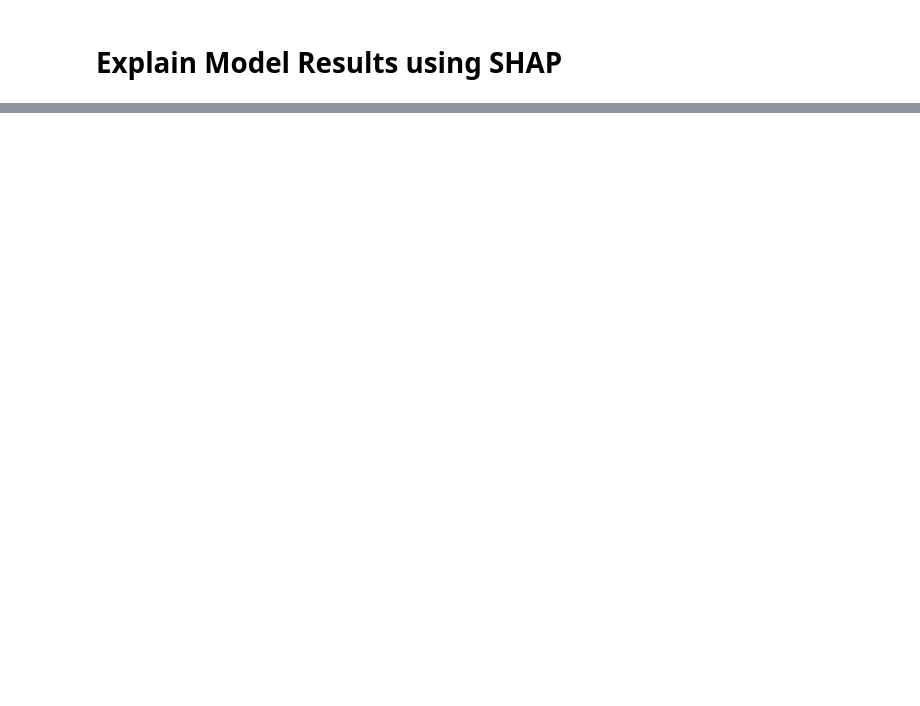
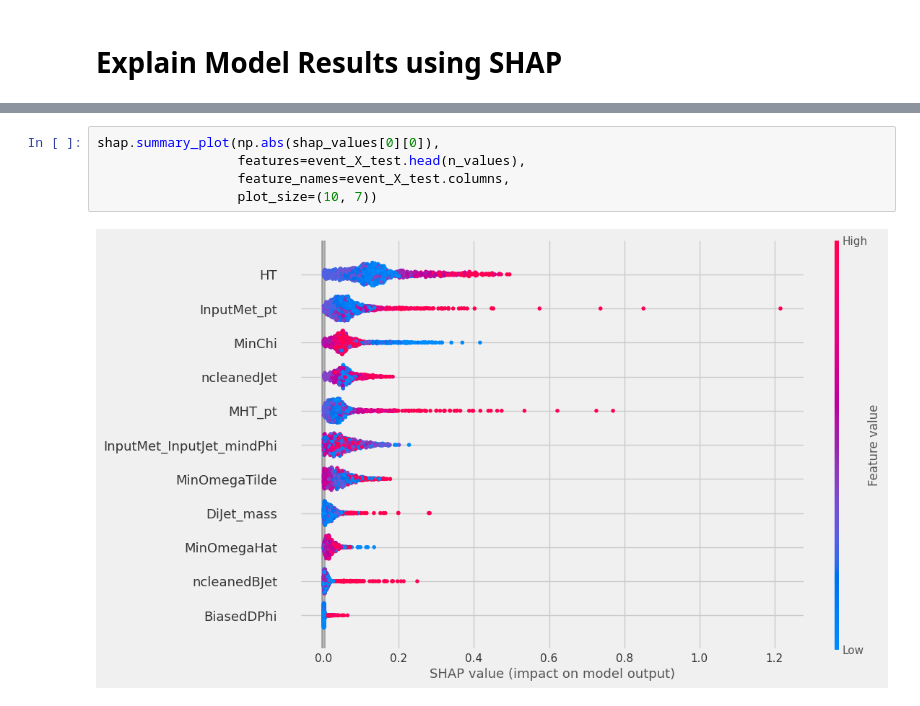
Before and after one commit to NoahHA/tth-ML-project, a Jupyter notebook: notebooks/RNN_models/RNN_evaluate.ipynb, the cells around one changed output, grey strips where cells are left out. Cells and saved outputs as stored; diff of their text form; blank space fills up the shorter version.

```diff
--- a/notebooks/RNN_models/RNN_evaluate.ipynb
+++ b/notebooks/RNN_models/RNN_evaluate.ipynb
@@ -40 +49,8 @@ shap_values = explainer.shap_values([event_X_test.head(n_values).values, object_
+# %%
+shap.summary_plot(np.abs(shap_values[0][0]),
+                  features=event_X_test.head(n_values),
+                  feature_names=event_X_test.columns,
+                  plot_size=(10, 7))
+# %% [output]
+[figure, added]
 # %%
```
Also changed, not shown: parts of 9 cells of this notebook, 35 other files.
